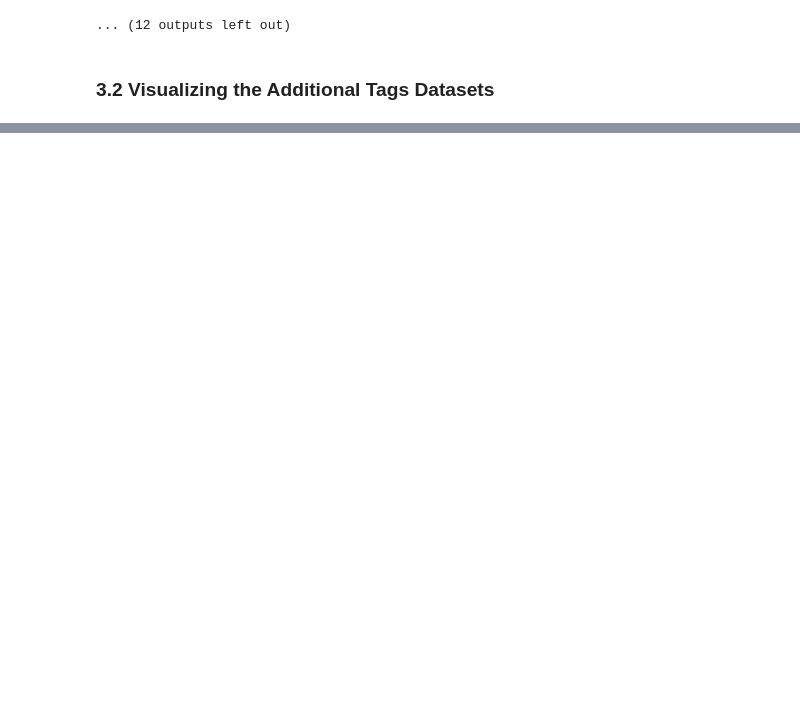
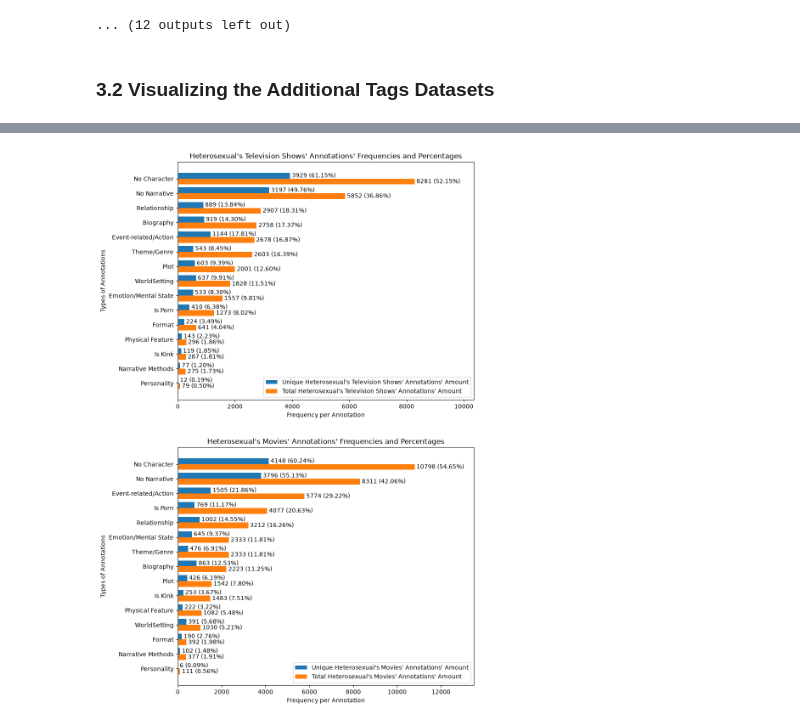
Before and after one commit to Cameron-Meinsma/ma_dh_thesis_v2, a Jupyter notebook: sub_rq_2.ipynb, the cells around one changed output, grey strips where cells are left out. Saved outputs shown, nothing was run; the diff lists cells and outputs as text; code cells hidden in the pictures; blank space fills up the shorter version.

```diff
--- a/sub_rq_2.ipynb
+++ b/sub_rq_2.ipynb
@@ -855,0 +782,81 @@ plt.show()
+# %%
+N = len(df_add_tags_fm_tv["Label"]) # Amount of groups
+width = 0.4 # Width of the bars
+ind = np.arange(N) # Position of the bars on x-axis
+
+fig, ax = plt.subplots(2, 1, figsize=(9, 16)) # Set figure size
+
+# Heterosexual Additional Tags based on television shows
+# Plot a horizontal bar plot
+p1 = ax[0].barh(ind, df_add_tags_fm_tv["Unique Additional Tags Frequency"], width, label="Unique Heterosexual's Television Shows' Annotations' Amount")
+p2 = ax[0].barh(ind + width, df_add_tags_fm_tv["Total Additional Tags Frequency"], width, label="Total Heterosexual's Television Shows' Annotations' Amount")
+
+# Combine the Frequencies and %
+fm_labels_unique_tv = [
+    f"{freq} ({pct:.2f}%)"
+    for freq, pct in zip(
+        df_add_tags_fm_tv["Unique Additional Tags Frequency"],
+        df_add_tags_fm_tv["Unique Additional Tags in %"]
+    )
+]
+
+fm_labels_total_tv = [
+    f"{freq} ({pct:.2f}%)"
+    for freq, pct in zip(
+        df_add_tags_fm_tv["Total Additional Tags Frequency"],
+        df_add_tags_fm_tv["Total Additional Tags in %"]
+    )
+]
+
+#labels
+ax[0].yaxis.set_inverted(True)  # arrange data from top to bottom
+ax[0].set_xlabel('Frequency per Annotation')
+ax[0].set_title('Heterosexual\'s Television Shows\' Annotations\' Frequencies and Percentages')
+ax[0].set_ylabel('Types of Annotations')
+ax[0].set_yticks(ind + width * 0.5)
+ax[0].set_yticklabels(df_add_tags_fm_tv['Label'])
+ax[0].legend(loc='best')
+
+ax[0].bar_label(p1, labels=fm_labels_unique_tv, padding=3)
+ax[0].bar_label(p2, labels=fm_labels_total_tv, padding=3)
+
+# Add space for the labels
+ax[0].set_xlim(right=df_add_tags_fm_tv["Total Additional Tags Frequency"].max() * 1.25)
+
+# Heterosexual Additional Tags based on movies
+# Plot a horizontal bar plot
+p3 = ax[1].barh(ind, df_add_tags_fm_film["Unique Additional Tags Frequency"], width, label="Unique Heterosexual's Movies' Annotations' Amount")
+p4 = ax[1].barh(ind + width, df_add_tags_fm_film["Total Additional Tags Frequency"], width, label="Total Heterosexual's Movies' Annotations' Amount")
+
+# Combine the Frequencies and %
+fm_labels_unique_film = [
+    f"{freq} ({pct:.2f}%)"
+    for freq, pct in zip(
+        df_add_tags_fm_film["Unique Additional Tags Frequency"],
+        df_add_tags_fm_film["Unique Additional Tags in %"]
+    )
+]
+
+fm_labels_total_film = [
+    f"{freq} ({pct:.2f}%)"
+    for freq, pct in zip(
+        df_add_tags_fm_film["Total Additional Tags Frequency"],
+        df_add_tags_fm_film["Total Additional Tags in %"]
+    )
+]
+
+#labels
+ax[1].yaxis.set_inverted(True)  # arrange data from top to bottom
+ax[1].set_xlabel('Frequency per Annotation')
+ax[1].set_title('Heterosexual\'s Movies\' Annotations\' Frequencies and Percentages')
+ax[1].set_ylabel('Types of Annotations')
+ax[1].set_yticks(ind + width * 0.5)
+ax[1].set_yticklabels(df_add_tags_fm_film['Label'])
+ax[1].legend(loc='best')
+
+ax[1].bar_label(p3, labels=fm_labels_unique_film, padding=3)
+ax[1].bar_label(p4, labels=fm_labels_total_film, padding=3)
+
+# Add space for the labels
+ax[1].set_xlim(right=df_add_tags_fm_film["Total Additional Tags Frequency"].max() * 1.25)
+# %% [output]
@@ -855,0 +864 @@ plt.show()
+[figure, added]
```
Also changed, not shown: parts of 4 cells of this notebook, 5 other files.
